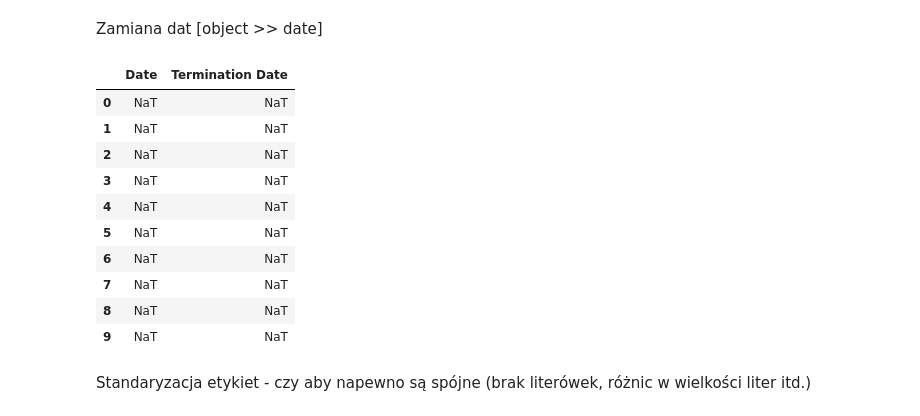
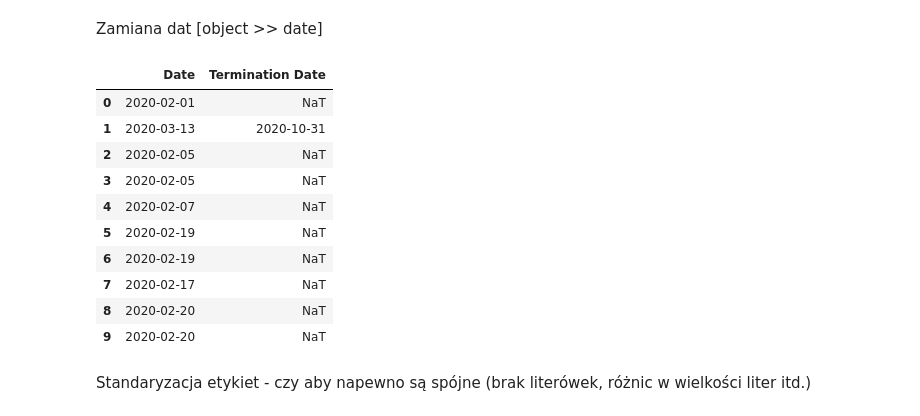
Before and after one commit to zacky111/Advanced_databases, a Jupyter notebook: data_changes.ipynb, the cells around one changed output. Drawn from its saved outputs; the diff is of its cells as text; code cells hidden in the pictures.

```diff
--- a/data_changes.ipynb
+++ b/data_changes.ipynb
@@ -68,22 +68,21 @@ dtype: object
 # %% [markdown]
 Zamiana dat [object >> date]
 # %%
-df['Date'] = pd.to_datetime(df['Date'], format='%Y-%m-%d', errors='coerce')
-df['Termination Date'] = pd.to_datetime(df['Termination Date'], format='%Y-%m-%d', errors='coerce')
-
+df['Date'] = pd.to_datetime(df['Date'], format='%m/%d/%y', errors='coerce')
+df['Termination Date'] = pd.to_datetime(df['Termination Date'], format='%m/%d/%y', errors='coerce')
 df[['Date', 'Termination Date']].head(10)
 # %% [output]
 |  | Date | Termination Date |
-| 0 | NaT | NaT |
-| 1 | NaT | NaT |
-| 2 | NaT | NaT |
-| 3 | NaT | NaT |
-| 4 | NaT | NaT |
-| 5 | NaT | NaT |
-| 6 | NaT | NaT |
-| 7 | NaT | NaT |
-| 8 | NaT | NaT |
-| 9 | NaT | NaT |
+| 0 | 2020-02-01 | NaT |
+| 1 | 2020-03-13 | 2020-10-31 |
+| 2 | 2020-02-05 | NaT |
+| 3 | 2020-02-05 | NaT |
+| 4 | 2020-02-07 | NaT |
+| 5 | 2020-02-19 | NaT |
+| 6 | 2020-02-19 | NaT |
+| 7 | 2020-02-17 | NaT |
+| 8 | 2020-02-20 | NaT |
+| 9 | 2020-02-20 | NaT |
 # %% [markdown]
 Standaryzacja etykiet - czy aby napewno są spójne (brak literówek, różnic w wielkości liter itd.)
 # %%
```
Also changed, not shown: parts of 12 cells of this notebook, 1 other file.
